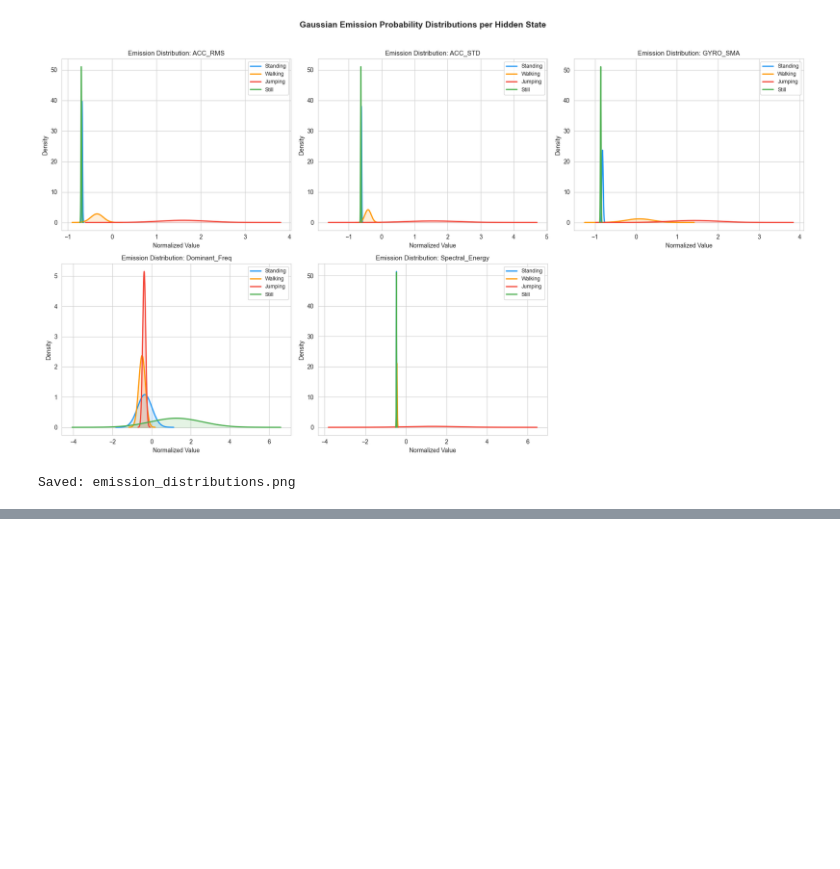
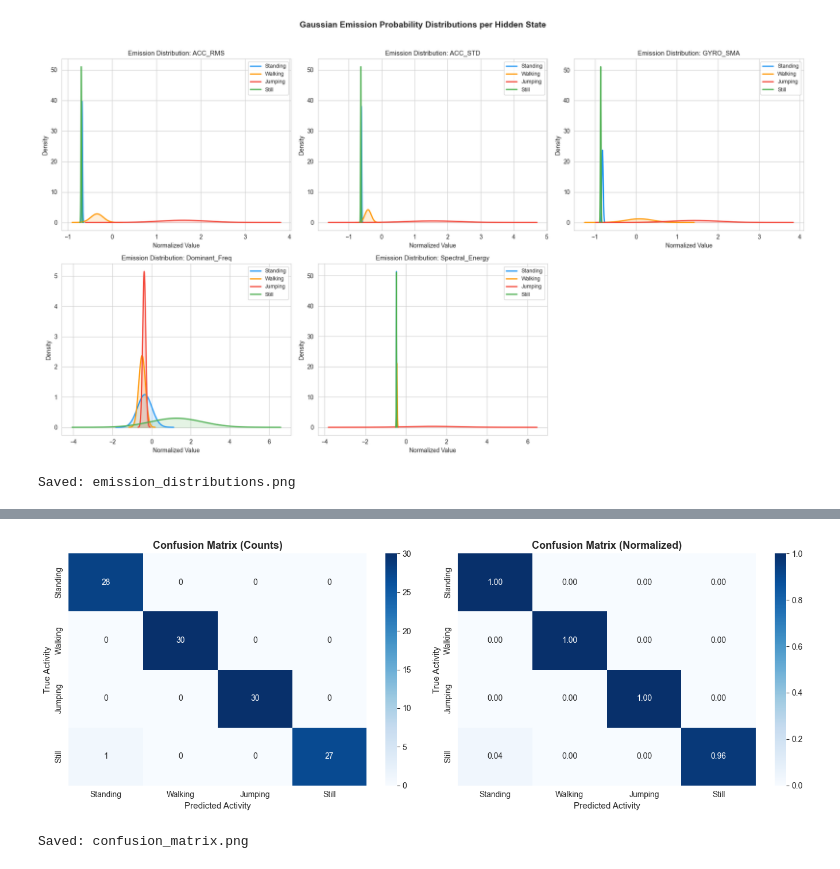
Before and after one commit to izabayo7/human-motion-with-HMM, a Jupyter notebook: hmm_activity_recognition.ipynb, the cells around one changed output, grey strips where cells are left out. Cells and saved outputs as stored; diff of their text form; code cells hidden in the pictures; blank space fills up the shorter version.

```diff
--- a/hmm_activity_recognition.ipynb
+++ b/hmm_activity_recognition.ipynb
@@ -847,0 +996,36 @@ Saved: emission_distributions.png
+# %%
+# Confusion matrix
+cm = confusion_matrix(y_test_true, y_test_pred, labels=range(N_STATES))
+
+fig, (ax1, ax2) = plt.subplots(1, 2, figsize=(14, 5))
+
+# Raw counts
+sns.heatmap(
+    cm, annot=True, fmt='d', cmap='Blues',
+    xticklabels=[a.capitalize() for a in ACTIVITIES],
+    yticklabels=[a.capitalize() for a in ACTIVITIES],
+    ax=ax1
+)
+ax1.set_title('Confusion Matrix (Counts)', fontsize=13, fontweight='bold')
+ax1.set_xlabel('Predicted Activity', fontsize=11)
+ax1.set_ylabel('True Activity', fontsize=11)
+
+# Normalized
+cm_norm = cm.astype(float) / cm.sum(axis=1, keepdims=True)
+sns.heatmap(
+    cm_norm, annot=True, fmt='.2f', cmap='Blues',
+    xticklabels=[a.capitalize() for a in ACTIVITIES],
+    yticklabels=[a.capitalize() for a in ACTIVITIES],
+    ax=ax2, vmin=0, vmax=1
+)
+ax2.set_title('Confusion Matrix (Normalized)', fontsize=13, fontweight='bold')
+ax2.set_xlabel('Predicted Activity', fontsize=11)
+ax2.set_ylabel('True Activity', fontsize=11)
+
+plt.tight_layout()
+plt.savefig('confusion_matrix.png', dpi=150, bbox_inches='tight')
+plt.show()
+print('Saved: confusion_matrix.png')
+# %% [output]
+[figure, added]
+Saved: confusion_matrix.png
```
Also changed, not shown: parts of 8 cells of this notebook, 3 other files.
